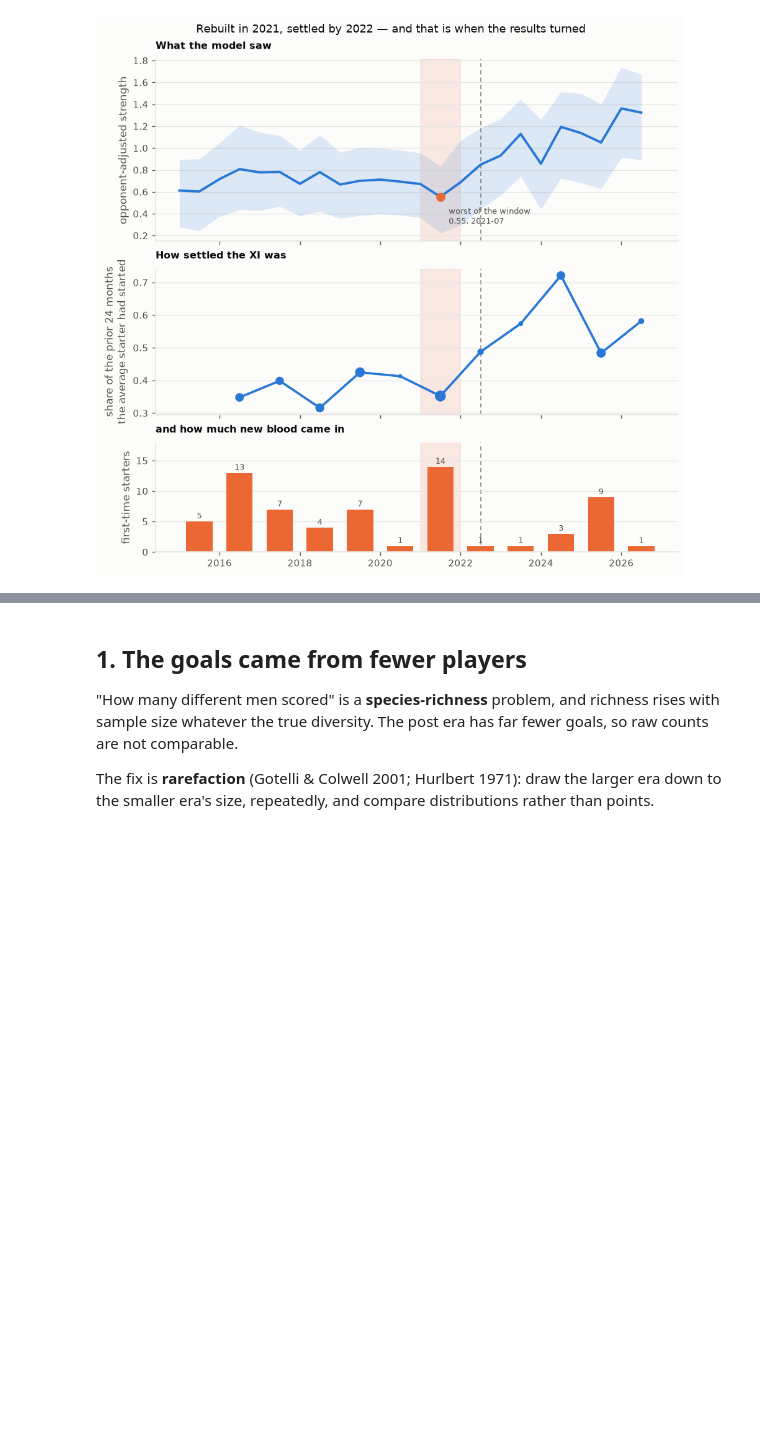
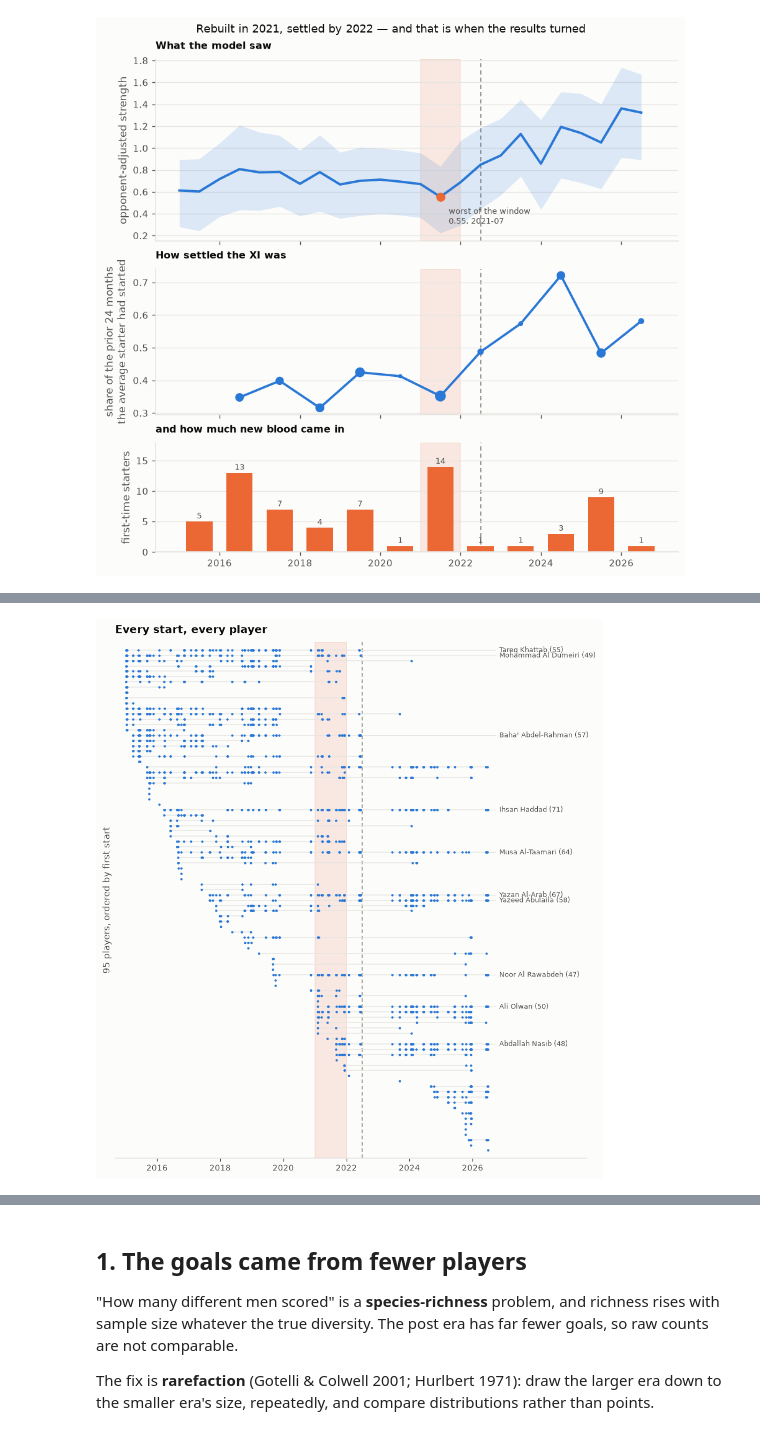
Before and after one commit to mqedan217/jordan-football-strength, a Jupyter notebook: notebooks/03_where_the_goals_came_from.ipynb, the cells around one changed output, grey strips where cells are left out. Cells and saved outputs as stored; diff of their text form; code cells hidden in the pictures; blank space fills up the shorter version.

```diff
--- a/notebooks/03_where_the_goals_came_from.ipynb
+++ b/notebooks/03_where_the_goals_came_from.ipynb
@@ -279,3 +234,47 @@ plt.show()
+# %%
+# Every measure in this notebook reduces to one fact: who started which match.
+# Draw that fact. Players ordered by first start, so a rebuild reads as a
+# staircase of new rows and a settled side as long runs across the top.
+starts = {}
+for r in xi[xi.date >= START].sort_values("date").itertuples():
+    for pid in r.ids:
+        starts.setdefault(pid, []).append(r.date)
+order = sorted(starts, key=lambda p: (starts[p][0], -len(starts[p])))
+
+fig, ax = plt.subplots(figsize=(7.8, 8.6))
+ax.axvspan(*REBUILD, color=viz.ORANGE, alpha=0.13, zorder=0)
+ax.axvline(CUT, color=viz.INK_MUTED, lw=1.0, ls=(0, (4, 3)), zorder=1)
+for i, pid in enumerate(order):
+    d = starts[pid]
+    ax.plot([d[0], d[-1]], [i, i], color=viz.GRID, lw=0.9, zorder=2)
+    ax.scatter(d, np.full(len(d), i), s=7, color=viz.BLUE, zorder=3,
+               linewidths=0)
+# name the ten who started most, so the dense rows are identifiable
+# Labels in an aligned column on the right, not floating at each career end.
+LBL = xi.date.max() + pd.Timedelta(days=90)
+for pid in sorted(starts, key=lambda p: -len(starts[p]))[:10]:
+    i = order.index(pid)
+    ax.plot([starts[pid][-1], LBL], [i, i], color=viz.GRID, lw=0.7, zorder=1)
+    ax.annotate(f"{NAMES.get(pid, pid)} ({len(starts[pid])})", xy=(LBL, i),
+                xytext=(4, 0), va="center", textcoords="offset points",
+                fontsize=7.5, color=viz.INK_2)
+ax.set_ylim(-1.5, len(order) + 0.5)
+ax.invert_yaxis()
+ax.set_yticks([])
+ax.set_ylabel(f"{len(order)} players, ordered by first start")
+ax.set_xlim(START - pd.Timedelta(days=120),
+            xi.date.max() + pd.Timedelta(days=1150))
+# ticks stop where the data does, so the right-hand strip reads as a label
+# column rather than as two more years of empty fixtures
+YRS = list(range(2016, 2027, 2))
+ax.set_xticks(pd.to_datetime([f"{y}-01-01" for y in YRS]))
+ax.set_xticklabels([str(y) for y in YRS])
+ax.set_title("Every start, every player")
+viz.despine(ax, keep=("bottom",))
+ax.grid(axis="y", visible=False)
+plt.show()
+# %% [output]
+[figure, added]
 # %% [markdown]
 **An arc, not a step.** Jordan rebuilt through 2021 — **14 first-time starters
 in 21 matches** — and it cost them: the model's **lowest strength of the entire
```
Also changed, not shown: parts of 2 cells of this notebook, 1 other file.
